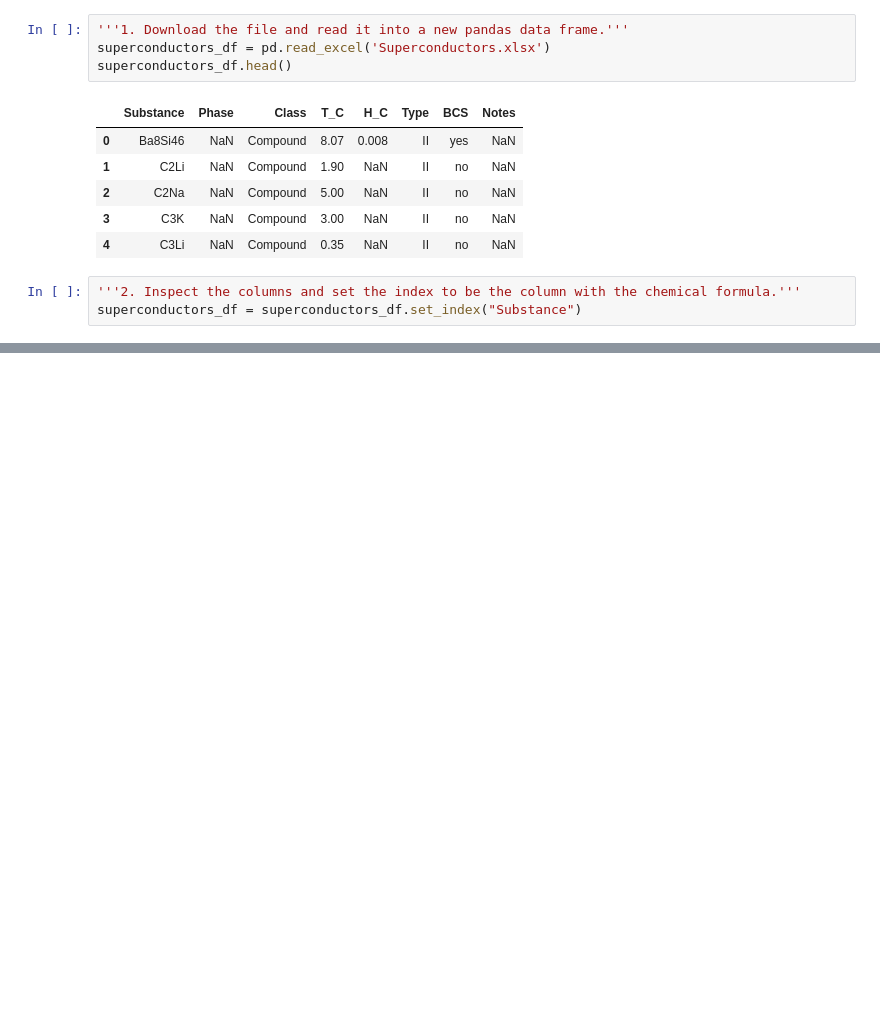
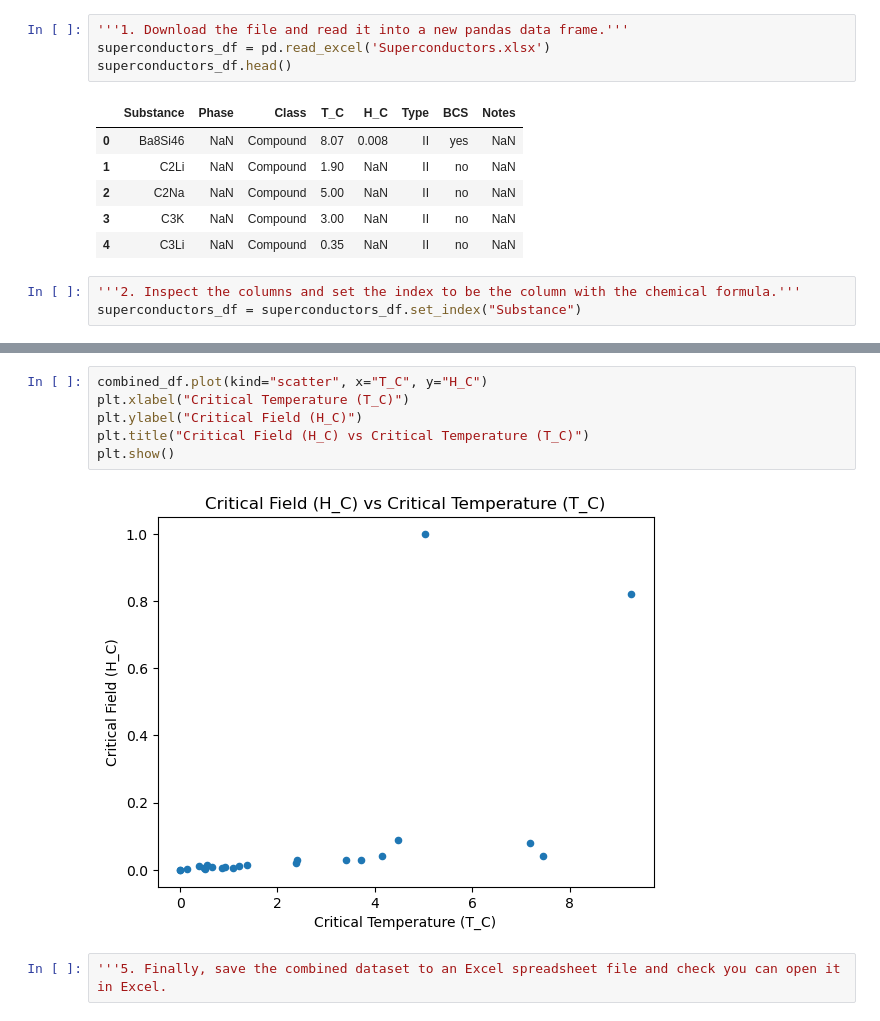
Before and after one commit to JoeyBream/python-challenges-2, a Jupyter notebook: PHYS2320 Lab 6.ipynb, the cells around one changed output, grey strips where cells are left out. Saved outputs shown, nothing was run; the diff lists cells and outputs as text; blank space fills up the shorter version.

```diff
--- a/PHYS2320 Lab 6.ipynb
+++ b/PHYS2320 Lab 6.ipynb
@@ -440,0 +472,10 @@ unique_superconductors_df = filter_rows_1.loc[indices]
+# %%
+combined_df.plot(kind="scatter", x="T_C", y="H_C")
+plt.xlabel("Critical Temperature (T_C)")
+plt.ylabel("Critical Field (H_C)")
+plt.title("Critical Field (H_C) vs Critical Temperature (T_C)")
+plt.show()
+# %% [output]
+[figure, added]
+# %%
+'''5. Finally, save the combined dataset to an Excel spreadsheet file and check you can open it in Excel.
```
Also changed, not shown: parts of 3 cells of this notebook, 1 other file.
